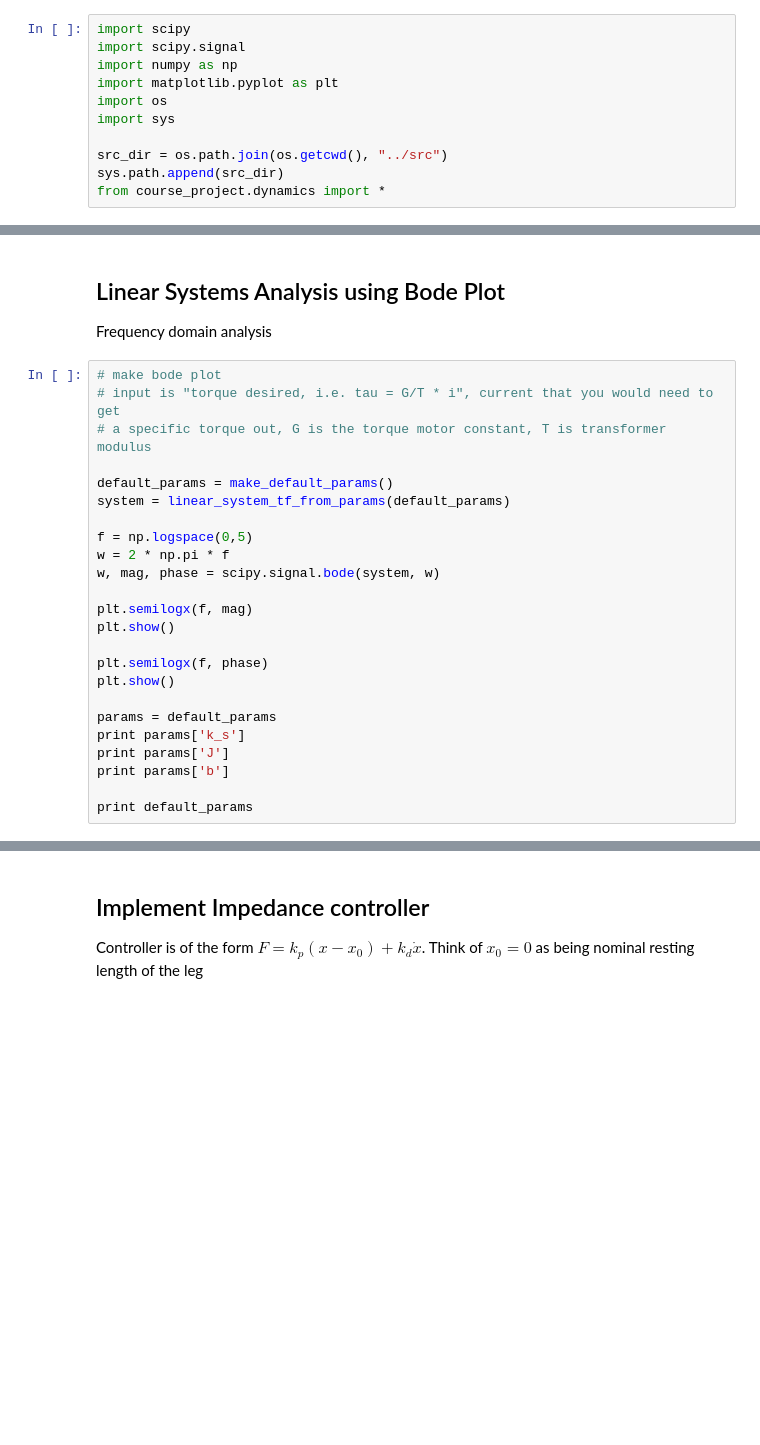
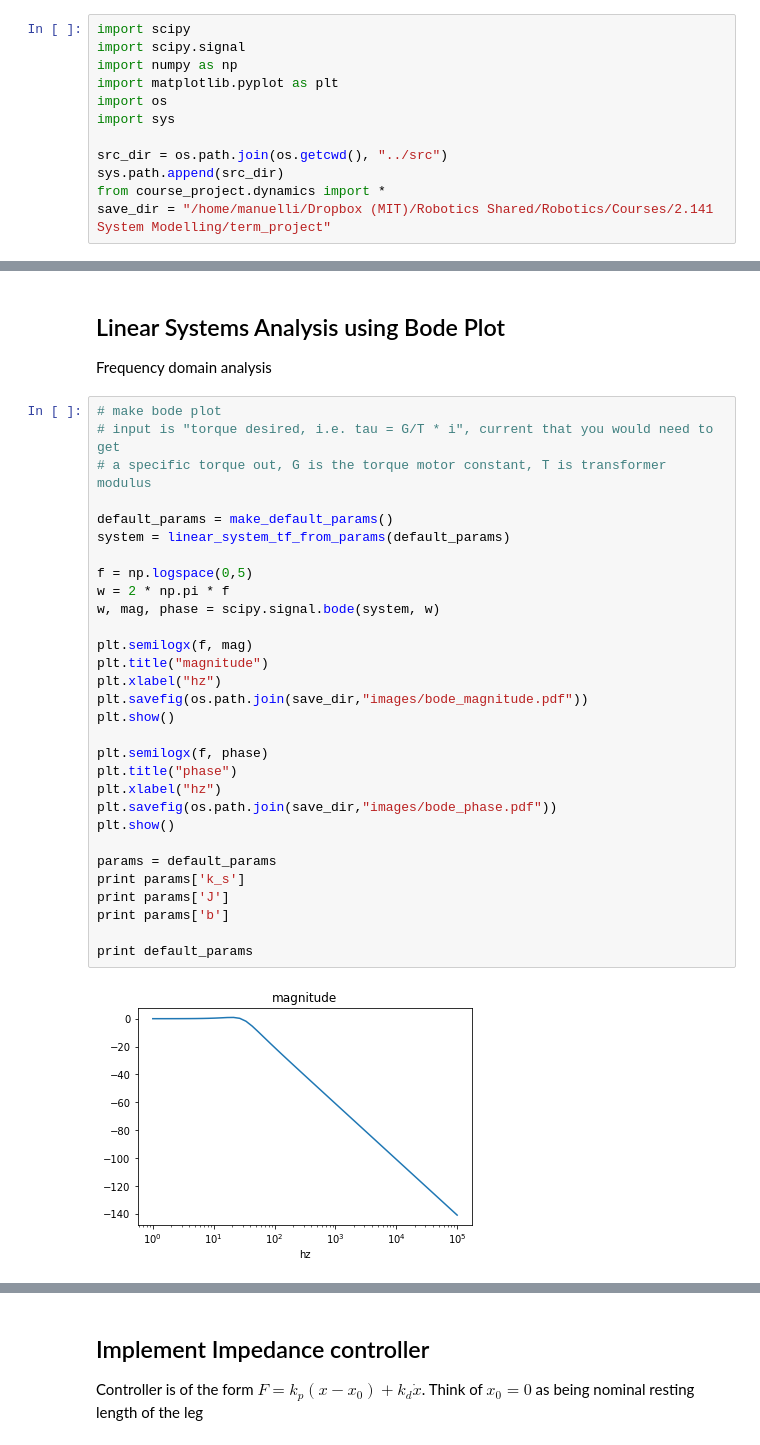
Before and after one commit to manuelli/2_141_course_project, a Jupyter notebook: notebooks/1dof_leg_compliant_gearbox_reflected_coords.ipynb, the cells around one changed output, grey strips where cells are left out. Drawn from its saved outputs; the diff is of its cells as text; blank space fills up the shorter version.

```diff
--- a/notebooks/1dof_leg_compliant_gearbox_reflected_coords.ipynb
+++ b/notebooks/1dof_leg_compliant_gearbox_reflected_coords.ipynb
@@ -9,3 +9,4 @@ import sys
 src_dir = os.path.join(os.getcwd(), "../src")
 sys.path.append(src_dir)
 from course_project.dynamics import *
+save_dir = "/home/manuelli/Dropbox (MIT)/Robotics Shared/Robotics/Courses/2.141 System Modelling/term_project"
@@ -102,24 +16,32 @@ Frequency domain analysis
 # %%
 # make bode plot
 # input is "torque desired, i.e. tau = G/T * i", current that you would need to get
 # a specific torque out, G is the torque motor constant, T is transformer modulus
 
 default_params = make_default_params()
 system = linear_system_tf_from_params(default_params)
 
 f = np.logspace(0,5)
 w = 2 * np.pi * f
 w, mag, phase = scipy.signal.bode(system, w)
 
 plt.semilogx(f, mag)
+plt.title("magnitude")
+plt.xlabel("hz")
+plt.savefig(os.path.join(save_dir,"images/bode_magnitude.pdf"))
 plt.show()
 
 plt.semilogx(f, phase)
+plt.title("phase")
+plt.xlabel("hz")
+plt.savefig(os.path.join(save_dir,"images/bode_phase.pdf"))
 plt.show()
 
 params = default_params
 print params['k_s']
 print params['J']
 print params['b']
 
 print default_params
+# %% [output]
+[figure, added]
```
Also changed, not shown: parts of 2 cells of this notebook, 6 other files.
